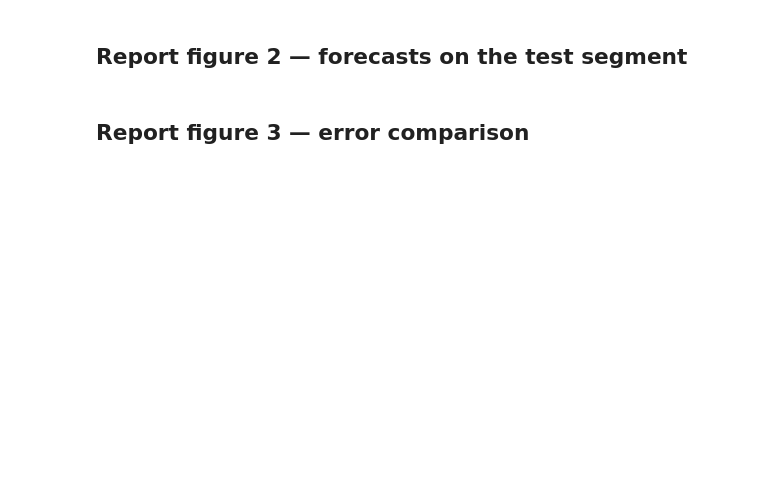
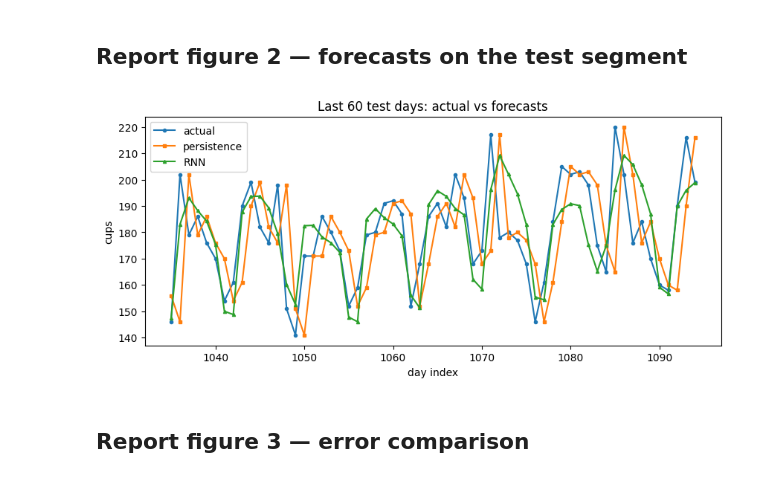
Before and after one commit to rhddnjs1974/machine-learning-project, a Jupyter notebook: lab06/notebooks/lab06_visualization.ipynb, the cells around one changed output. Cells and saved outputs as stored; diff of their text form; code cells hidden in the pictures; blank space fills up the shorter version.

```diff
--- a/lab06/notebooks/lab06_visualization.ipynb
+++ b/lab06/notebooks/lab06_visualization.ipynb
@@ -38,9 +47,18 @@ results
 # have already written in src/lab06.py — nothing new.
 lab06.set_seed()
 train_idx, val_idx, test_idx = lab06.temporal_split(len(series))
-# ... your code here ...
+mean = float(np.mean(series[train_idx]))
+std = float(np.std(series[train_idx]))
 
-# position in the original series of each test target, for the x axis
+X_train, y_train = lab06.make_windows((series[train_idx]-mean) / std, lab06.WINDOW, lab06.HORIZON)
+X_val, y_val = lab06.make_windows((series[val_idx]-mean) / std, lab06.WINDOW, lab06.HORIZON)
+X_test, y_test = lab06.make_windows((series[test_idx]-mean) / std, lab06.WINDOW, lab06.HORIZON)
+
+model, _ = lab06.train_model(lab06.build_rnn(), X_train, y_train, X_val, y_val)
+
+y_true = y_test * std + mean
+pred_rnn = lab06.predict(model, X_test) * std + mean
+pred_persistence = X_test[:, -1] * std + mean
 test_days = test_idx[lab06.WINDOW + lab06.HORIZON - 1:]
 # ========================================================
 # %% [markdown]
@@ -62,2 +84,15 @@ test_days = test_idx[lab06.WINDOW + lab06.HORIZON - 1:]
+# %%
+fig, ax = plt.subplots(figsize=(10, 4))
+ax.plot(test_days[-60:], y_true[-60:], marker='o', ms=3, label='actual')
+ax.plot(test_days[-60:], pred_persistence[-60:], marker='s', ms=3, label='persistence')
+ax.plot(test_days[-60:], pred_rnn[-60:], marker='^', ms=3, label='RNN')
+ax.set_xlabel('day index')
+ax.set_ylabel('cups')
+ax.set_title('Last 60 test days: actual vs forecasts')
+ax.legend()
+plt.savefig('fig2.png', dpi=150, bbox_inches='tight')
+plt.show()
+# %% [output]
+[figure, added]
 # %% [markdown]
 ## Report figure 3 — error comparison
```
Also changed, not shown: parts of 6 cells of this notebook, 6 other files.
